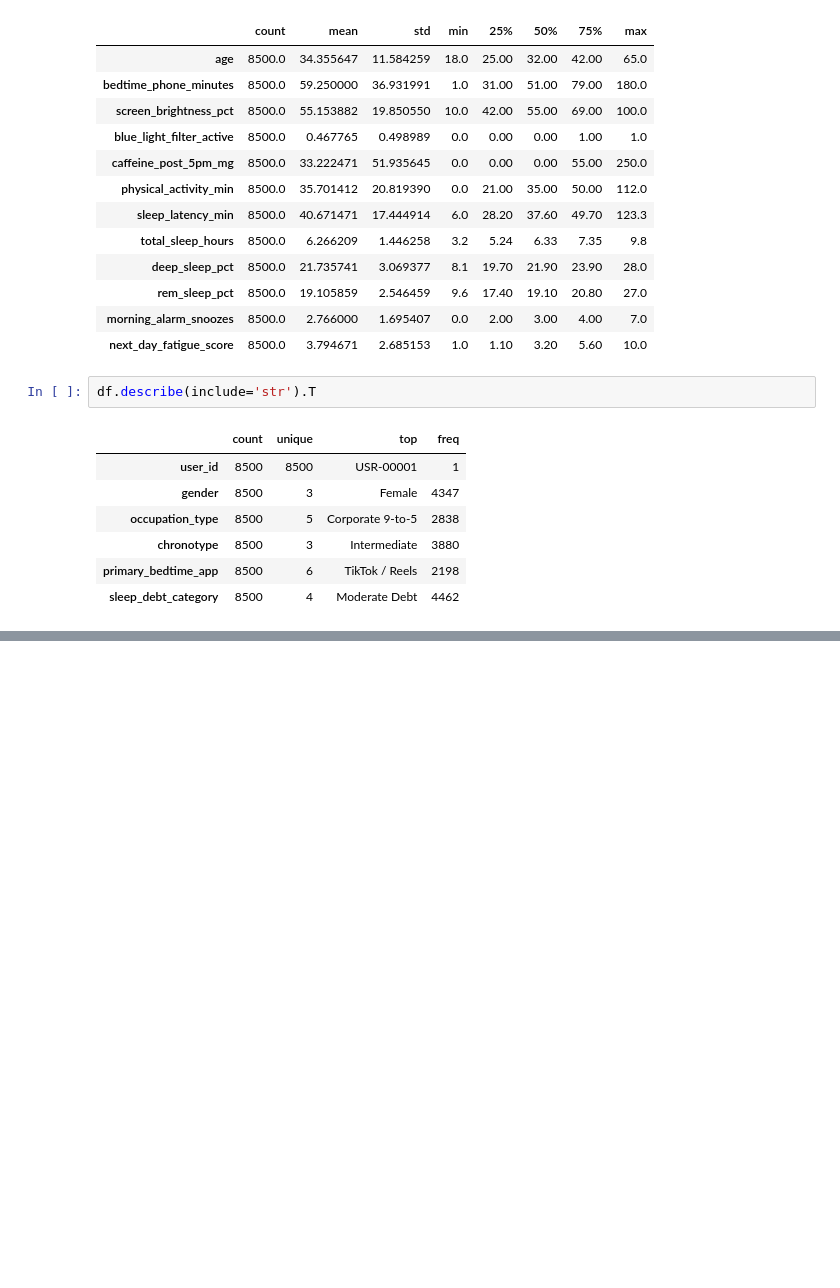
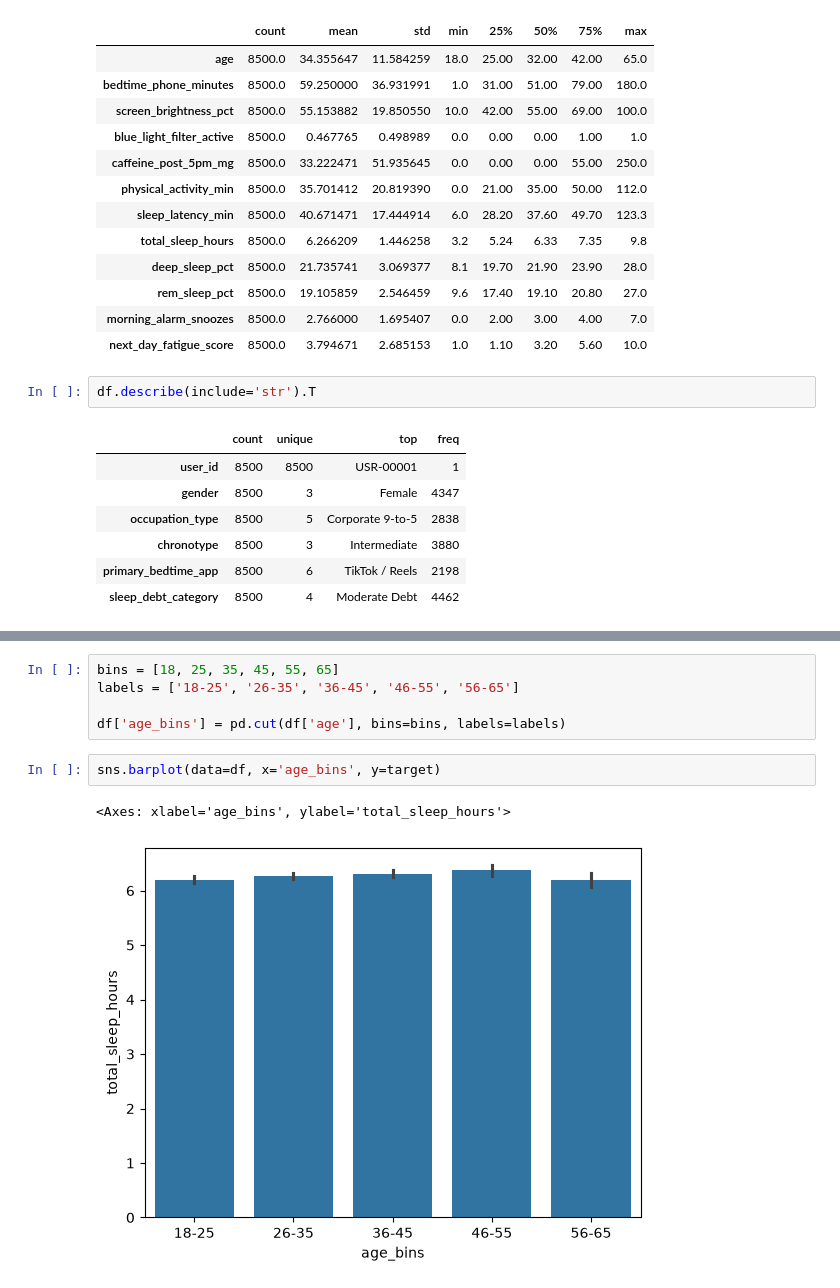
Before and after one commit to danielphilip12/Sleep-Debt, a Jupyter notebook: notebooks/01_eda.ipynb, the cells around one changed output, grey strips where cells are left out. Cells and saved outputs as stored; diff of their text form; blank space fills up the shorter version.

```diff
--- a/notebooks/01_eda.ipynb
+++ b/notebooks/01_eda.ipynb
@@ -71,0 +130,10 @@ sns.countplot(data=df, y='sleep_debt_category', hue='blue_light_filter_active')
+# %%
+bins = [18, 25, 35, 45, 55, 65]
+labels = ['18-25', '26-35', '36-45', '46-55', '56-65']
+
+df['age_bins'] = pd.cut(df['age'], bins=bins, labels=labels)
+# %%
+sns.barplot(data=df, x='age_bins', y=target)
+# %% [output]
+<Axes: xlabel='age_bins', ylabel='total_sleep_hours'>
+[figure, added]
```
Also changed, not shown: parts of 14 cells of this notebook, 2 other files.
